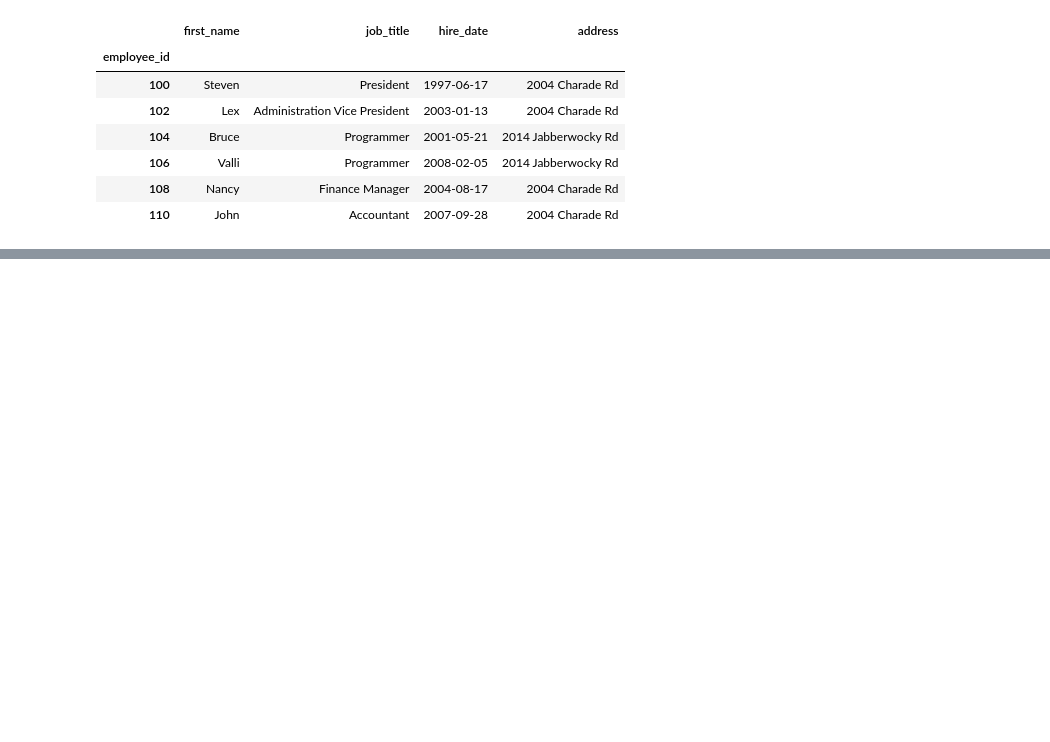
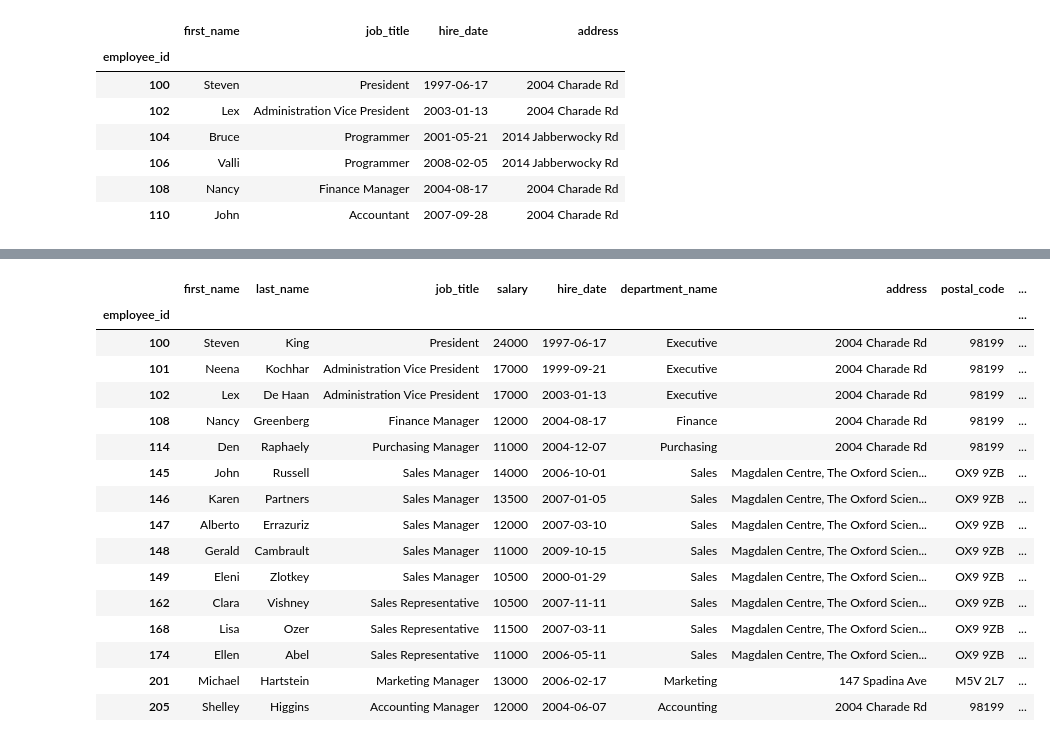
Before and after one commit to piotrgradzinski/dap_20230114, a Jupyter notebook: day_7_pgg/emps_access_filtering.ipynb, the cells around one changed output, grey strips where cells are left out. Cells and saved outputs as stored; diff of their text form; code cells hidden in the pictures; blank space fills up the shorter version.

```diff
--- a/day_7_pgg/emps_access_filtering.ipynb
+++ b/day_7_pgg/emps_access_filtering.ipynb
@@ -353,0 +438,20 @@ emps.loc[100:110:2, 'first_name':'address':2]
+# %%
+emps[emps.salary > 10_000]
+# %% [output]
+|  | first_name | last_name | job_title | salary | hire_date | department_name | address | postal_code | ... |
+| employee_id |  |  |  |  |  |  |  |  | ... |
+| 100 | Steven | King | President | 24000 | 1997-06-17 | Executive | 2004 Charade Rd | 98199 | ... |
+| 101 | Neena | Kochhar | Administration Vice President | 17000 | 1999-09-21 | Executive | 2004 Charade Rd | 98199 | ... |
+| 102 | Lex | De Haan | Administration Vice President | 17000 | 2003-01-13 | Executive | 2004 Charade Rd | 98199 | ... |
+| 108 | Nancy | Greenberg | Finance Manager | 12000 | 2004-08-17 | Finance | 2004 Charade Rd | 98199 | ... |
+| 114 | Den | Raphaely | Purchasing Manager | 11000 | 2004-12-07 | Purchasing | 2004 Charade Rd | 98199 | ... |
+| 145 | John | Russell | Sales Manager | 14000 | 2006-10-01 | Sales | Magdalen Centre, The Oxford Scien... | OX9 9ZB | ... |
+| 146 | Karen | Partners | Sales Manager | 13500 | 2007-01-05 | Sales | Magdalen Centre, The Oxford Scien... | OX9 9ZB | ... |
+| 147 | Alberto | Errazuriz | Sales Manager | 12000 | 2007-03-10 | Sales | Magdalen Centre, The Oxford Scien... | OX9 9ZB | ... |
+| 148 | Gerald | Cambrault | Sales Manager | 11000 | 2009-10-15 | Sales | Magdalen Centre, The Oxford Scien... | OX9 9ZB | ... |
+| 149 | Eleni | Zlotkey | Sales Manager | 10500 | 2000-01-29 | Sales | Magdalen Centre, The Oxford Scien... | OX9 9ZB | ... |
+| 162 | Clara | Vishney | Sales Representative | 10500 | 2007-11-11 | Sales | Magdalen Centre, The Oxford Scien... | OX9 9ZB | ... |
+| 168 | Lisa | Ozer | Sales Representative | 11500 | 2007-03-11 | Sales | Magdalen Centre, The Oxford Scien... | OX9 9ZB | ... |
+| 174 | Ellen | Abel | Sales Representative | 11000 | 2006-05-11 | Sales | Magdalen Centre, The Oxford Scien... | OX9 9ZB | ... |
+| 201 | Michael | Hartstein | Marketing Manager | 13000 | 2006-02-17 | Marketing | 147 Spadina Ave | M5V 2L7 | ... |
+| 205 | Shelley | Higgins | Accounting Manager | 12000 | 2004-06-07 | Accounting | 2004 Charade Rd | 98199 | ... |
```
Also changed, not shown: parts of 15 cells of this notebook.
